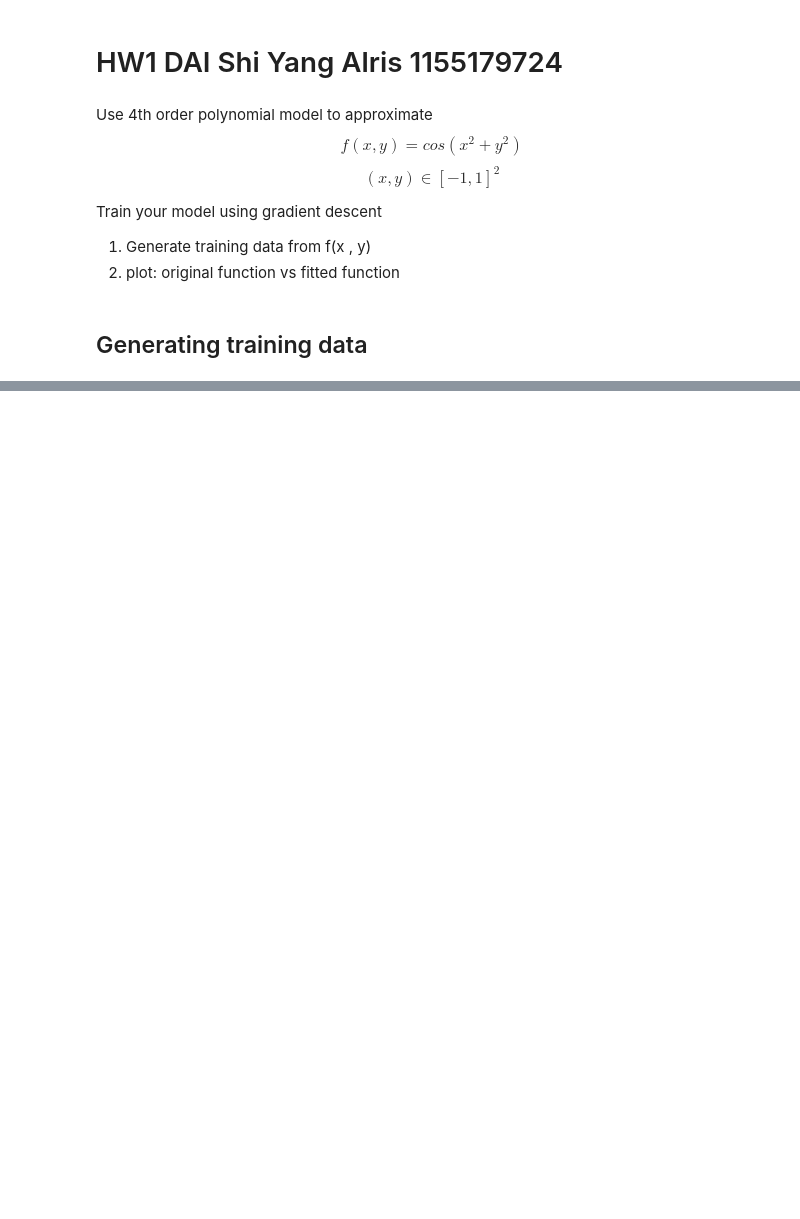
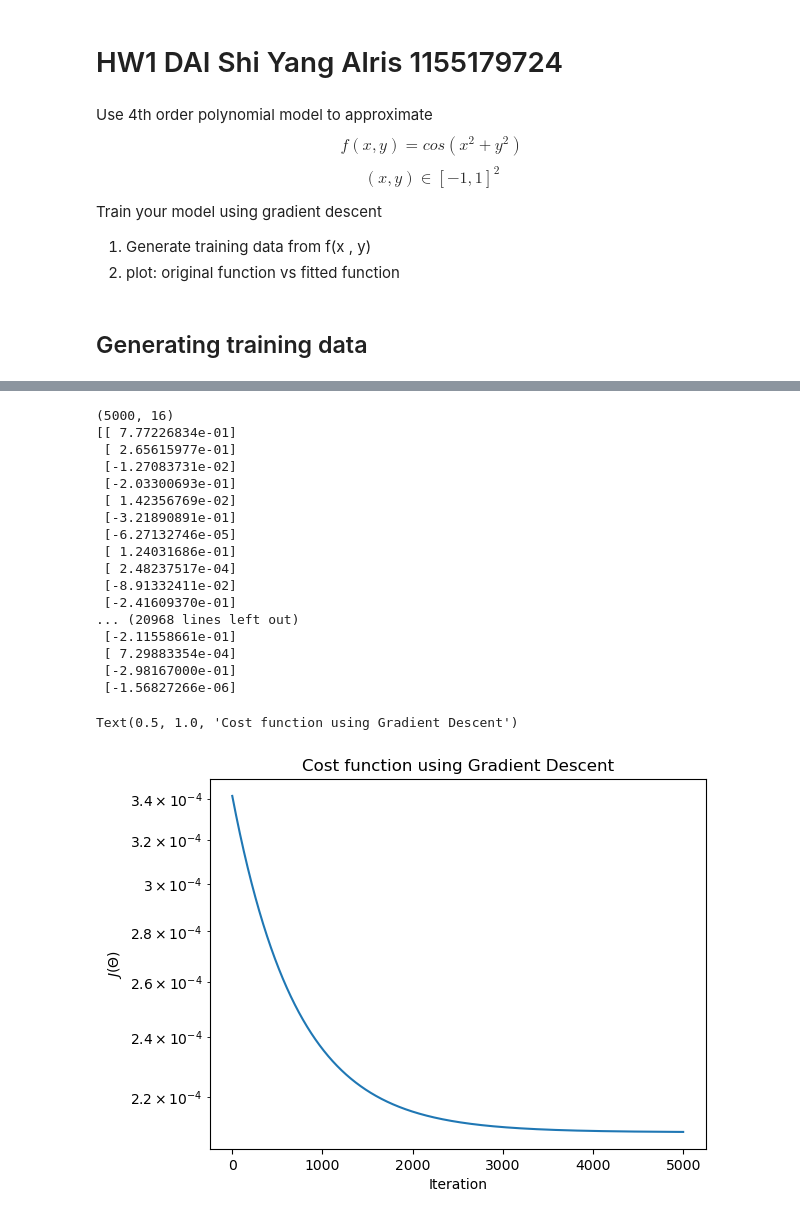
Before and after one commit to bleubreeymeow/5061, a Jupyter notebook: homeworks/hw1.ipynb, the cells around one changed output, grey strips where cells are left out. Drawn from its saved outputs; the diff is of its cells as text; code cells hidden in the pictures; blank space fills up the shorter version.

```diff
--- a/homeworks/hw1.ipynb
+++ b/homeworks/hw1.ipynb
@@ -52,0 +77,48 @@ ax.plot_surface(X_true , Y_true , Z_true , cmap = 'plasma')
+# %%
+def gradient_descent(X , z , thetas, alpha = 0.1, iterations = 100):
+    m = X.shape[0]
+    cost_history = np.zeros(iterations)
+    thetas_history = np.zeros((iterations,thetas.shape[0]))
+    print(thetas_history.shape)
+
+
+    for it in range(iterations):
+
+        predictions = np.dot(X, thetas)
+        thetas = thetas - (alpha / m) * np.dot((predictions - z.reshape(-1, 1)).T, X).T
+        print(thetas)
+        thetas_history[it, :] = thetas.ravel()
+
+        cost_history[it] = computeCost(thetas , X , z)
+    return thetas, cost_history, thetas_history
+
+thetas, cost_history, thetas_history = gradient_descent(X_b , z , thetas, alpha=0.1, iterations=5000)
+
+# print(f'thetas: {thetas}')
+print('Final cost/MSE:  {:0.3f}'.format(cost_history[-1]))
+
+plt.plot(cost_history)
+plt.xlabel("Iteration")
+plt.ylabel("$J(\Theta)$")
+plt.yscale("log")
+plt.title("Cost function using Gradient Descent")
+# %% [output]
+(5000, 16)
+[[ 7.77226834e-01]
+ [ 2.65615977e-01]
+ [-1.27083731e-02]
+ [-2.03300693e-01]
+ [ 1.42356769e-02]
+ [-3.21890891e-01]
+ [-6.27132746e-05]
+ [ 1.24031686e-01]
+ [ 2.48237517e-04]
+ [-8.91332411e-02]
+ [-2.41609370e-01]
+... (20968 lines left out)
+ [-2.11558661e-01]
+ [ 7.29883354e-04]
+ [-2.98167000e-01]
+ [-1.56827266e-06]
+Text(0.5, 1.0, 'Cost function using Gradient Descent')
+[figure, added]
```
Also changed, not shown: parts of 3 cells of this notebook.
